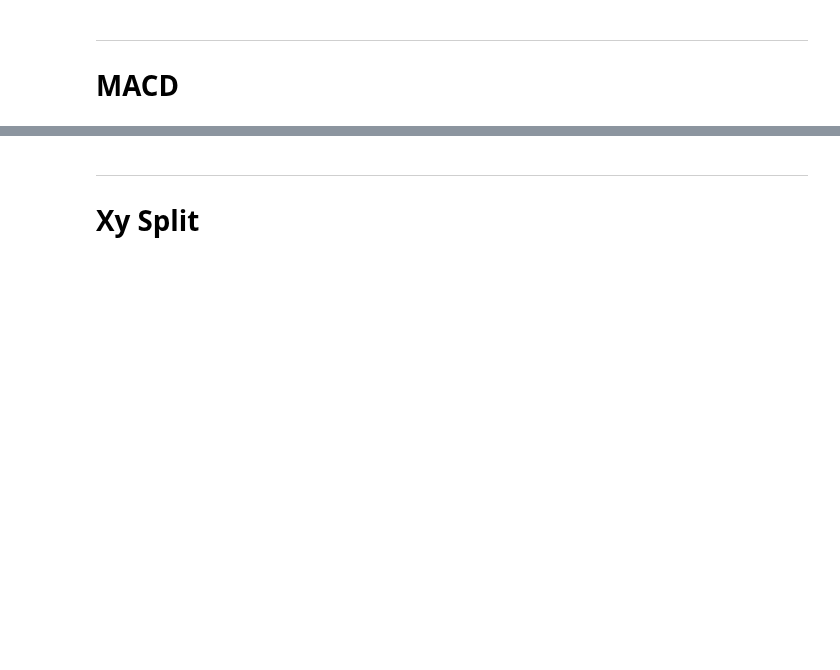
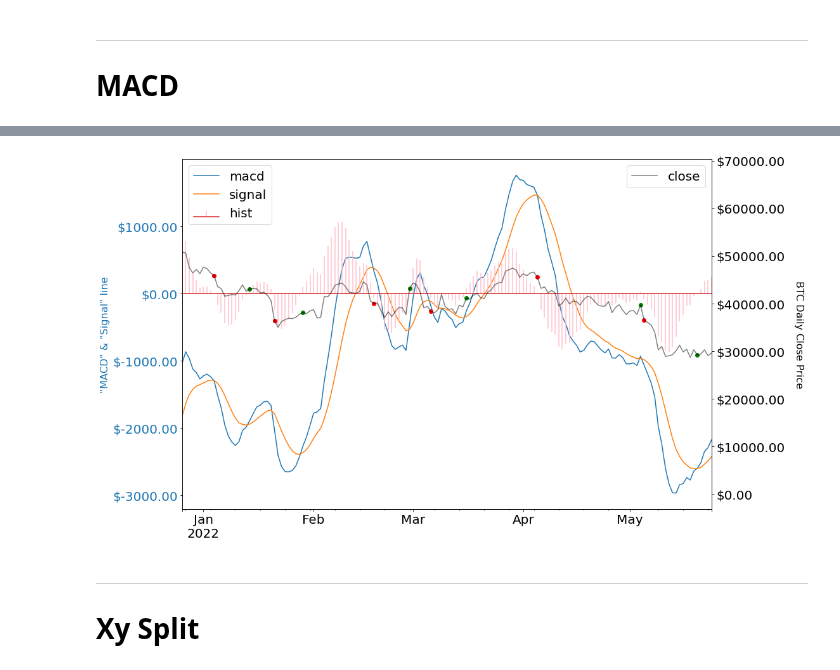
Before and after one commit to FinancialForecasters/financial_forecaster, a Jupyter notebook: hinzle_0.ipynb, the cells around one changed output, grey strips where cells are left out. Cells and saved outputs as stored; diff of their text form; code cells hidden in the pictures; blank space fills up the shorter version.

```diff
--- a/hinzle_0.ipynb
+++ b/hinzle_0.ipynb
@@ -202,17 +237,48 @@ else:
 # %%
-plt.figure(figsize=[18,12])
-df.macd.tail(500).plot()
-df.signal.tail(500).plot()
-plt.stem(df.index[-500:],df['histo'].tail(500),linefmt='silver',markerfmt='w,')
+fig, ax1 = plt.subplots(figsize=(16, 9))
+
+rect = fig.patch
+rect.set_facecolor('white')
+
+color = 'tab:blue'
+# ax1.set_xlabel('Date',size=16)
+ax1.set_ylabel('"MACD" & "Signal" line', color = color,size=16)
+ax1.yaxis.set_major_formatter('${x:1.2f}')
+
+ax1.tick_params(axis ='y', labelcolor = color)
+
+df.macd.tail(150).plot()
+df.signal.tail(150).plot()
+plt.stem(df.index[-150:],df['histo'].tail(150),linefmt='pink',markerfmt='w,',label='hist')
+
+
+ax2 = ax1.twinx()
+
+color = 'black'
+ax2.set_ylabel('BTC Daily Close Price', color = color,rotation=270, labelpad=30,size=16)
+ax2.yaxis.set_major_formatter('${x:1.2f}')
+
+ax2.tick_params(axis ='y', labelcolor = color)
+
 _=df[(df.cross==1)&(df.histy==1)].tail(500)
 plt.scatter(y=_.close,x=_.index,c='green')
+
 _=df[(df.cross==1)&(df.histy==0)].tail(500)
 plt.scatter(y=_.close,x=_.index,c='red')
-df.close.tail(500).plot(color='blue')
+
+df.close.tail(150).plot(color='black',alpha=.5)
+
+ax1.legend(loc=2)
+ax2.legend(loc=1)
+
+plt.tight_layout()
+# plt.rc('font',size=20)
 plt.show()
 
 
 #wip
+# %% [output]
+[figure, added]
 # %% [markdown]
 ---
 # Xy Split
```
Also changed, not shown: parts of 17 cells of this notebook, 9 other files.
